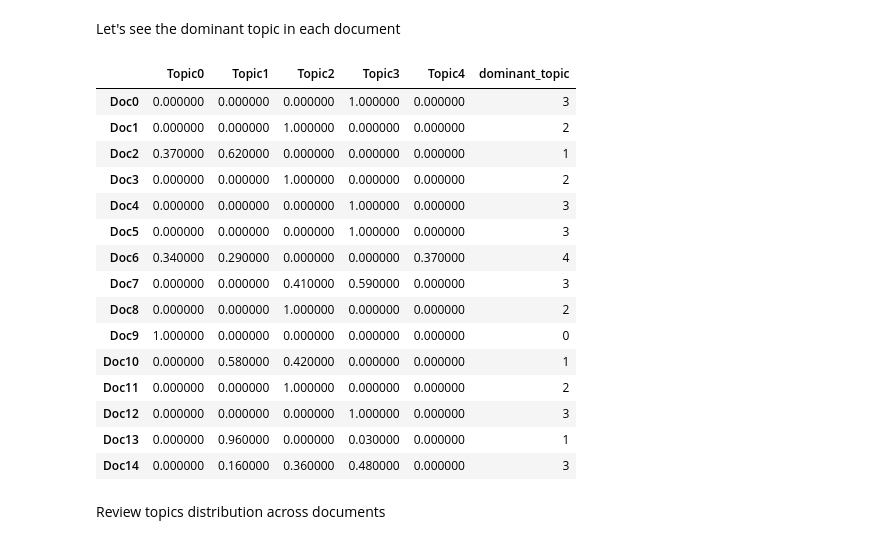
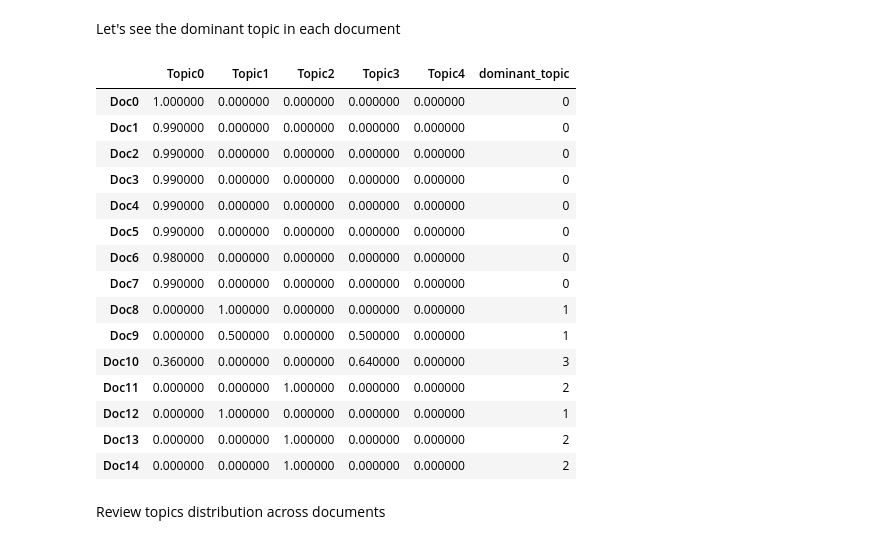
Before and after one commit to prabirdeb/Automated-Question-Answering-System, a Jupyter notebook: Automated_Question_Answering_Capstone_Project.ipynb, the cells around one changed output. Cells and saved outputs as stored; diff of their text form; code cells hidden in the pictures.

```diff
--- a/Automated_Question_Answering_Capstone_Project.ipynb
+++ b/Automated_Question_Answering_Capstone_Project.ipynb
@@ -226,0 +268,17 @@ plt.show()
+# %%
+# Finding top words in the documents
+text_data=data_science_df_clean['documents'].apply(text_process)  # basic preprocessing
+
+count_vectorizer = CountVectorizer(stop_words='english')
+data_science_df_clean['top_5_words']=[[] for k in range(len(data_science_df_clean['documents']))]
+for k in data_science_df_clean.index:
+  words, word_values = get_top_n_words(n_top_words=5,
+                                     count_vectorizer=count_vectorizer,
+                                     text_data=text_data[k:(k+1)])
+  data_science_df_clean['top_5_words'][k]=words
+# %%
+# Joining the top words for vectorization
+data_science_df_clean['top_5_words_joined']=[' '.join(k) for k in data_science_df_clean['top_5_words']]
+# %%
+# Tokenization
+data_science_df_clean['data_tokens'] = [k.split() for k in data_science_df_clean['documents'].apply(text_process)]
@@ -227,10 +292,12 @@ plt.show()
 # %%
+# vectorization of documents
 count_vectorizer = CountVectorizer(stop_words='english', max_features=4000)
-text_sample = data_science_df['documents'].sample(n=99, random_state=0).values
 
-print('Document before vectorization: {}'.format(text_sample[10]))
+text_sample = data_science_df_clean['documents'].apply(text_process).values
+
+print('Document before vectorization: {}'.format(text_sample[0]))
 
 document_term_matrix = count_vectorizer.fit_transform(text_sample)
 
-print('Document after vectorization: \n{}'.format(document_term_matrix[10]))
+print('Document after vectorization: \n{}'.format(document_term_matrix[0]))
 # %% [output]
@@ -357,49 +415,49 @@ Let's see the dominant topic in each document
 # %%
 # Create Document - Topic Matrix
 lda_output = best_lda_model.transform(document_term_matrix)
 
 # column names
 topicnames = ["Topic" + str(i) for i in range(best_lda_model.n_components)]
 
 # index names
-docnames = ["Doc" + str(i) for i in range(len(data))]
+docnames = ["Doc" + str(i) for i in range(len(data_science_df_clean['documents']))]
 
 # Make the pandas dataframe
 df_document_topic = pd.DataFrame(np.round(lda_output, 2), columns=topicnames, index=docnames)
 
 # Get dominant topic for each document
 dominant_topic = np.argmax(df_document_topic.values, axis=1)
 df_document_topic['dominant_topic'] = dominant_topic
 
 # Styling
 def color_green(val):
     color = 'green' if val > .1 else 'black'
     return 'color: {col}'.format(col=color)
 
 def make_bold(val):
     weight = 700 if val > .1 else 400
     return 'font-weight: {weight}'.format(weight=weight)
 
 # Apply Style
 df_document_topics = df_document_topic.head(15).style.applymap(color_green).applymap(make_bold)
 df_document_topics
 # %% [output]
 |  | Topic0 | Topic1 | Topic2 | Topic3 | Topic4 | dominant_topic |
-| Doc0 | 0.000000 | 0.000000 | 0.000000 | 1.000000 | 0.000000 | 3 |
-| Doc1 | 0.000000 | 0.000000 | 1.000000 | 0.000000 | 0.000000 | 2 |
-| Doc2 | 0.370000 | 0.620000 | 0.000000 | 0.000000 | 0.000000 | 1 |
-| Doc3 | 0.000000 | 0.000000 | 1.000000 | 0.000000 | 0.000000 | 2 |
-| Doc4 | 0.000000 | 0.000000 | 0.000000 | 1.000000 | 0.000000 | 3 |
-| Doc5 | 0.000000 | 0.000000 | 0.000000 | 1.000000 | 0.000000 | 3 |
-| Doc6 | 0.340000 | 0.290000 | 0.000000 | 0.000000 | 0.370000 | 4 |
-| Doc7 | 0.000000 | 0.000000 | 0.410000 | 0.590000 | 0.000000 | 3 |
-| Doc8 | 0.000000 | 0.000000 | 1.000000 | 0.000000 | 0.000000 | 2 |
-| Doc9 | 1.000000 | 0.000000 | 0.000000 | 0.000000 | 0.000000 | 0 |
-| Doc10 | 0.000000 | 0.580000 | 0.420000 | 0.000000 | 0.000000 | 1 |
+| Doc0 | 1.000000 | 0.000000 | 0.000000 | 0.000000 | 0.000000 | 0 |
+| Doc1 | 0.990000 | 0.000000 | 0.000000 | 0.000000 | 0.000000 | 0 |
+| Doc2 | 0.990000 | 0.000000 | 0.000000 | 0.000000 | 0.000000 | 0 |
+| Doc3 | 0.990000 | 0.000000 | 0.000000 | 0.000000 | 0.000000 | 0 |
+| Doc4 | 0.990000 | 0.000000 | 0.000000 | 0.000000 | 0.000000 | 0 |
+| Doc5 | 0.990000 | 0.000000 | 0.000000 | 0.000000 | 0.000000 | 0 |
+| Doc6 | 0.980000 | 0.000000 | 0.000000 | 0.000000 | 0.000000 | 0 |
+| Doc7 | 0.990000 | 0.000000 | 0.000000 | 0.000000 | 0.000000 | 0 |
+| Doc8 | 0.000000 | 1.000000 | 0.000000 | 0.000000 | 0.000000 | 1 |
+| Doc9 | 0.000000 | 0.500000 | 0.000000 | 0.500000 | 0.000000 | 1 |
+| Doc10 | 0.360000 | 0.000000 | 0.000000 | 0.640000 | 0.000000 | 3 |
 | Doc11 | 0.000000 | 0.000000 | 1.000000 | 0.000000 | 0.000000 | 2 |
-| Doc12 | 0.000000 | 0.000000 | 0.000000 | 1.000000 | 0.000000 | 3 |
-| Doc13 | 0.000000 | 0.960000 | 0.000000 | 0.030000 | 0.000000 | 1 |
-| Doc14 | 0.000000 | 0.160000 | 0.360000 | 0.480000 | 0.000000 | 3 |
+| Doc12 | 0.000000 | 1.000000 | 0.000000 | 0.000000 | 0.000000 | 1 |
+| Doc13 | 0.000000 | 0.000000 | 1.000000 | 0.000000 | 0.000000 | 2 |
+| Doc14 | 0.000000 | 0.000000 | 1.000000 | 0.000000 | 0.000000 | 2 |
 # %% [markdown]
 Review topics distribution across documents
 # %%
```
Also changed, not shown: parts of 45 cells of this notebook.
